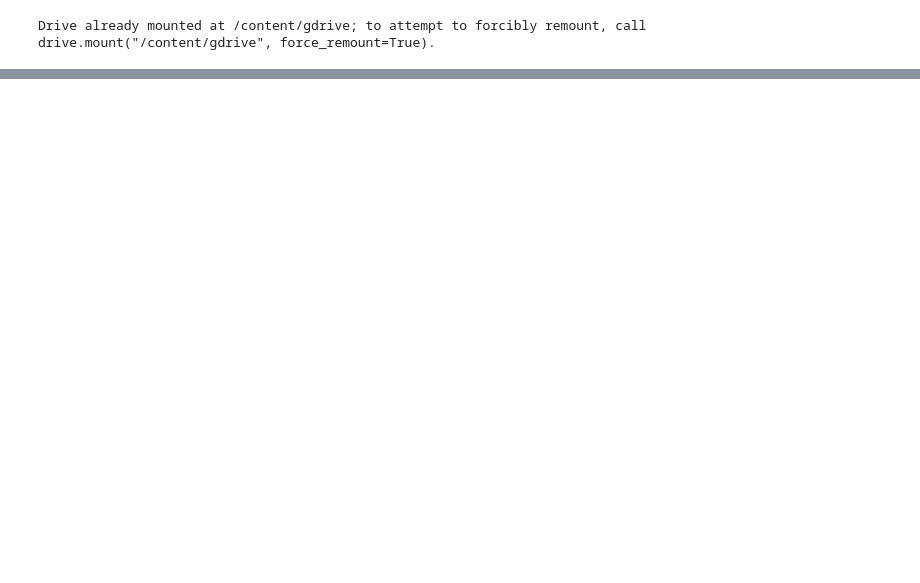
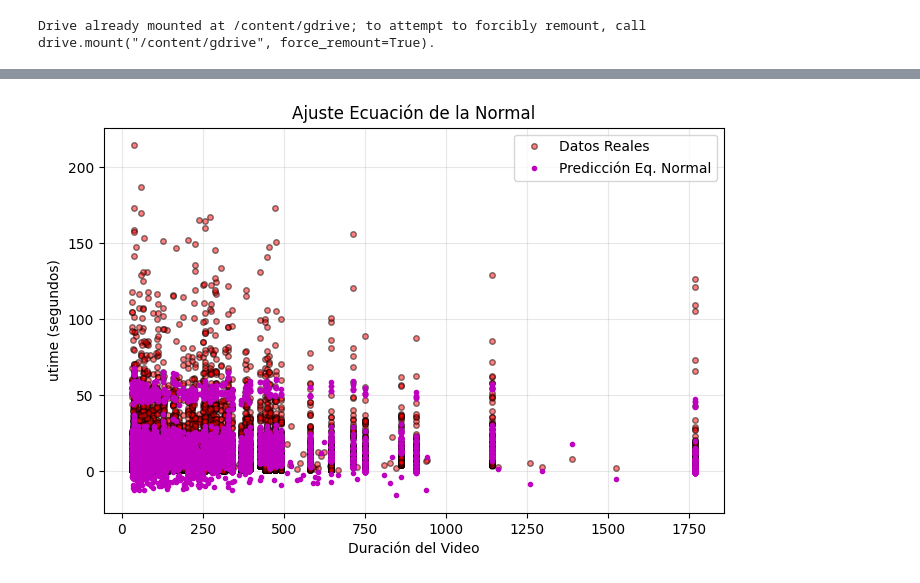
Before and after one commit to SaidCondoriRomero/SiS420_Inteligencia_Artificial, a Jupyter notebook: Laboratorios/Laboratorio_2.ipynb, the cells around one changed output, grey strips where cells are left out. Drawn from its saved outputs; the diff is of its cells as text; code cells hidden in the pictures; blank space fills up the shorter version.

```diff
--- a/Laboratorios/Laboratorio_2.ipynb
+++ b/Laboratorios/Laboratorio_2.ipynb
@@ -734,0 +363,29 @@ Valor real utime fila 0: 0.612 segundos
+# %%
+def normalEqn(X, y):
+    theta = np.zeros(X.shape[1])
+    theta = np.dot(np.dot(np.linalg.pinv(np.dot(X.T,X)),X.T),y)
+    return theta
+
+# --- ENTRENAMIENTO NORMAL ---
+# Usamos los datos crudos (sin normalizar), solo añadimos la columna de unos
+X_train_normal = np.concatenate([np.ones((X_train.shape[0], 1)), X_train], axis=1)
+
+theta_normal = normalEqn(X_train_normal, y_train)
+print("Theta calculado exitosamente mediante la Ecuación de la Normal.\n")
+
+# --- VALIDACIÓN NORMAL (100 Predicciones) ---
+X_test_normal = np.concatenate([np.ones((X_test.shape[0], 1)), X_test], axis=1)
+predicciones_normal = np.dot(X_test_normal, theta_normal)
+
+print("=== 100 PREDICCIONES: ECUACIÓN DE LA NORMAL ===")
+print('{:>5s} | {:>10s} | {:>12s} | {:>12s}'.format('Video', 'Real (s)', 'Predicho (s)', 'Error (s)'))
+print('-' * 50)
+error_acumulado_normal = 0
+
+for i in range(100):
+    error = abs(y_test[i] - predicciones_normal[i])
+    error_acumulado_normal += error
+    print('{:5d} | {:10.2f} | {:12.2f} | {:12.2f}'.format(i+1, y_test[i], predicciones_normal[i], error))
+
+print('-' * 50)
+print(f"Error Promedio de estas 100 muestras: {error_acumulado_normal / 100:.2f} segundos\n")
@@ -734,0 +410,12 @@ Valor real utime fila 0: 0.612 segundos
+# %%
+# === VISUALIZACIÓN 2D: ECUACIÓN DE LA NORMAL ===
+# Visualizamos la misma característica (Duración)
+plotData(X_test[:, 0], y_test, 'Duración del Video', 'utime (segundos)', 'Ajuste Ecuación de la Normal')
+
+# Superponemos las predicciones de la ecuación normal (en morado)
+plt.plot(X_test[:, 0], predicciones_normal, 'm.', label='Predicción Eq. Normal')
+plt.legend()
+plt.grid(True, alpha=0.3)
+plt.show()
+# %% [output]
+[figure, added]
```
Also changed, not shown: parts of 64 cells of this notebook.
